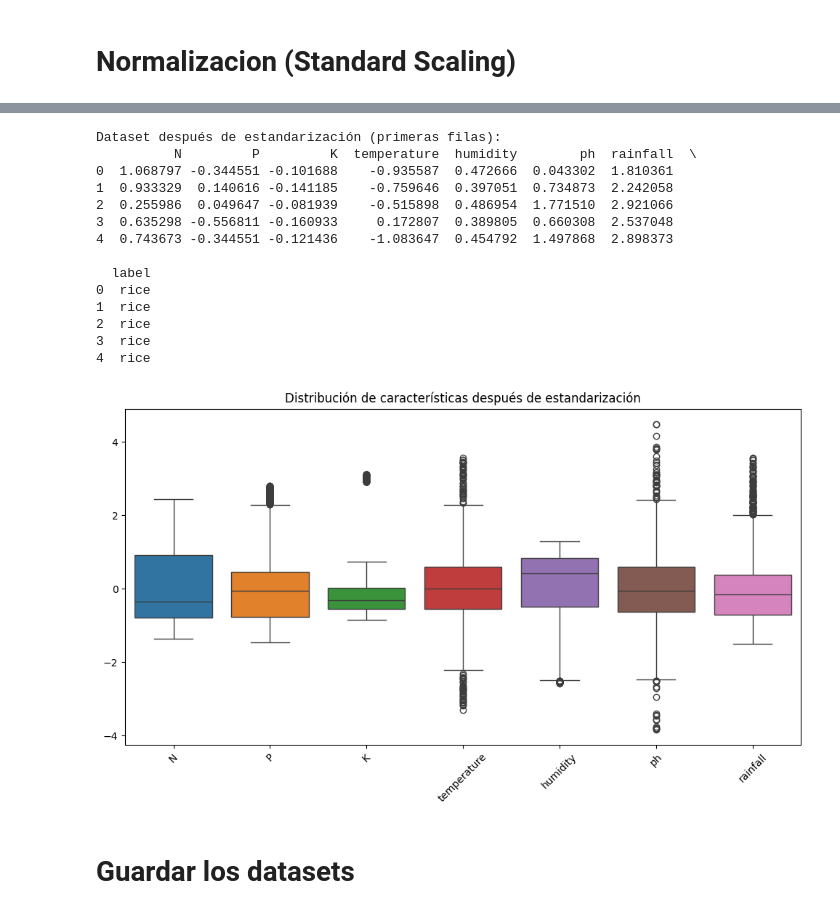
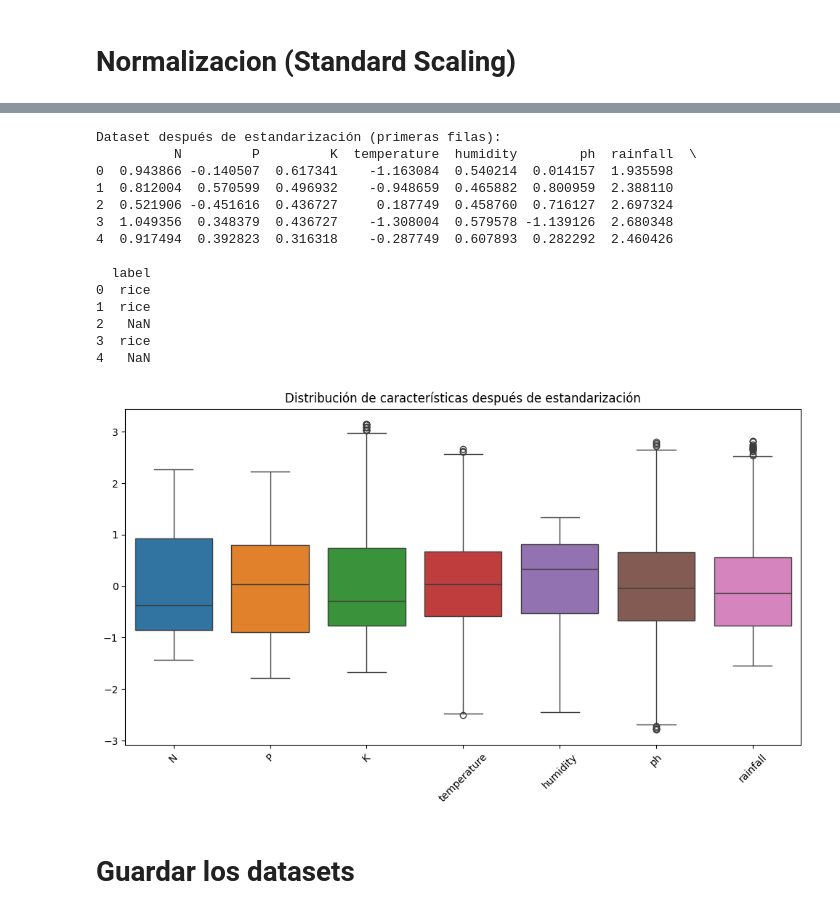
Before and after one commit to ManuelVidales22/ciencia_datos_final, a Jupyter notebook: notebooks/2_limpieza_normalizacion.ipynb, the cells around one changed output, grey strips where cells are left out. Drawn from its saved outputs; the diff is of its cells as text; code cells hidden in the pictures.

```diff
--- a/notebooks/2_limpieza_normalizacion.ipynb
+++ b/notebooks/2_limpieza_normalizacion.ipynb
@@ -199,37 +208,41 @@ plt.show()
 # %%
+# Definir X (características) e y (etiqueta)
+X = df_cleaned[numerical_columns]
+y = df_cleaned['label']
+
 # Aplicar estandarización (media=0, desviación=1)
 standard_scaler = StandardScaler()
 X_standardized = standard_scaler.fit_transform(X)
 
 # Convertir a DataFrame para mejor visualización
 df_standardized = pd.DataFrame(X_standardized, columns=X.columns)
 df_standardized['label'] = y  # Añadir la columna de etiqueta
 
 print("\nDataset después de estandarización (primeras filas):")
 print(df_standardized.head())
 
 # Visualización de datos estandarizados
 plt.figure(figsize=(12, 6))
 sns.boxplot(data=df_standardized.drop('label', axis=1))
 plt.title('Distribución de características después de estandarización')
 plt.xticks(rotation=45)
 plt.show()
 # %% [output]
 Dataset después de estandarización (primeras filas):
           N         P         K  temperature  humidity        ph  rainfall  \
-0  1.068797 -0.344551 -0.101688    -0.935587  0.472666  0.043302  1.810361
-1  0.933329  0.140616 -0.141185    -0.759646  0.397051  0.734873  2.242058
-2  0.255986  0.049647 -0.081939    -0.515898  0.486954  1.771510  2.921066
-3  0.635298 -0.556811 -0.160933     0.172807  0.389805  0.660308  2.537048
-4  0.743673 -0.344551 -0.121436    -1.083647  0.454792  1.497868  2.898373
+0  0.943866 -0.140507  0.617341    -1.163084  0.540214  0.014157  1.935598
+1  0.812004  0.570599  0.496932    -0.948659  0.465882  0.800959  2.388110
+2  0.521906 -0.451616  0.436727     0.187749  0.458760  0.716127  2.697324
+3  1.049356  0.348379  0.436727    -1.308004  0.579578 -1.139126  2.680348
+4  0.917494  0.392823  0.316318    -0.287749  0.607893  0.282292  2.460426
 
   label
 0  rice
 1  rice
-2  rice
+2   NaN
 3  rice
-4  rice
+4   NaN
-[figure, old version]
+[figure, new version]
 # %% [markdown]
 # Guardar los datasets
 # %%
```
Also changed, not shown: parts of 2 cells of this notebook, 2 other files.
